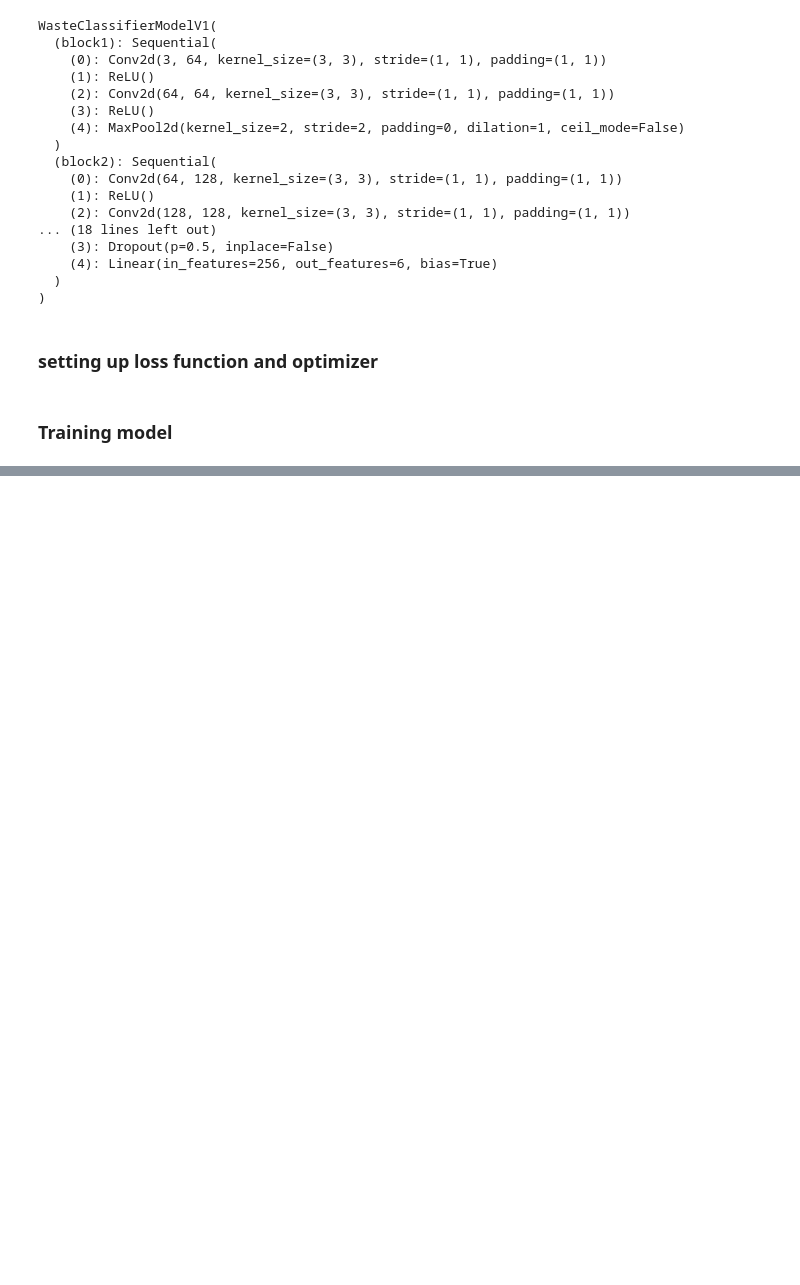
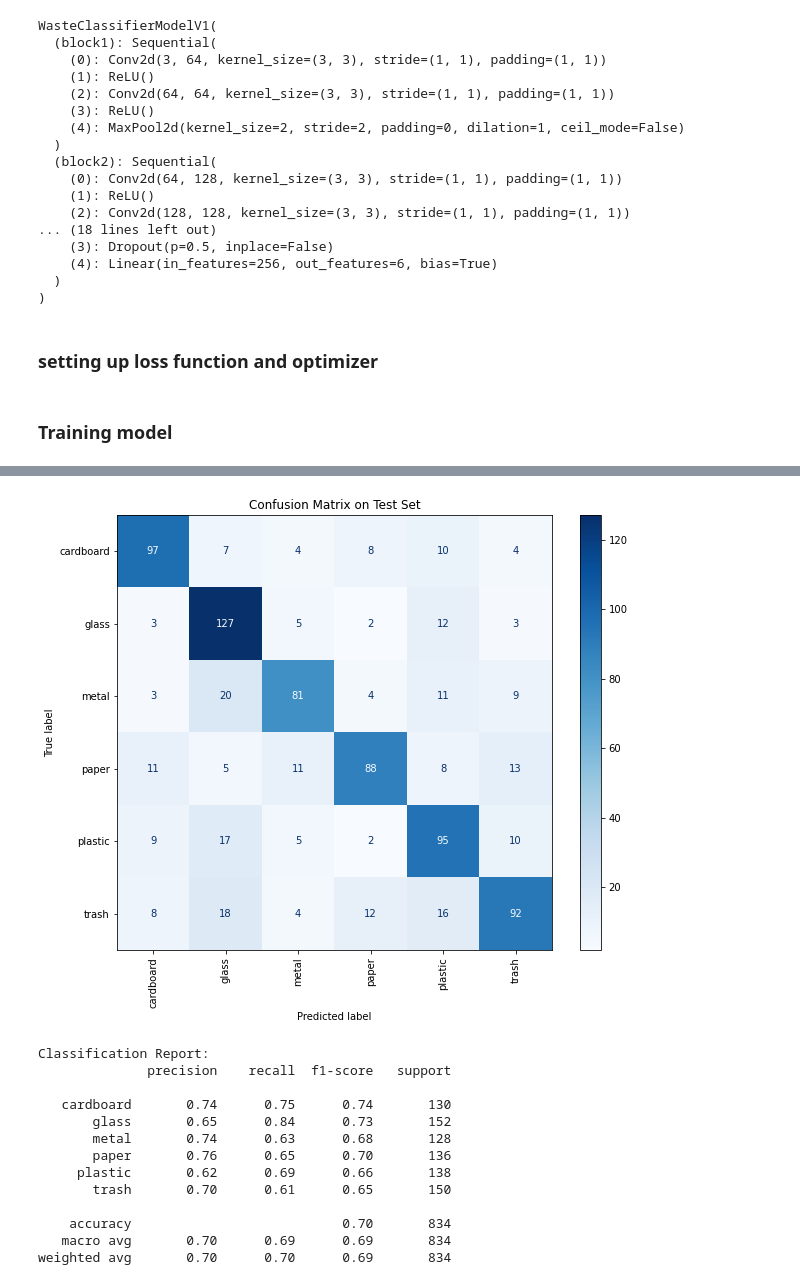
Before and after one commit to SY3141/MunicipalWasteCNN, a Jupyter notebook: model.ipynb, the cells around one changed output, grey strips where cells are left out. Saved outputs shown, nothing was run; the diff lists cells and outputs as text; code cells hidden in the pictures; blank space fills up the shorter version.

```diff
--- a/model.ipynb
+++ b/model.ipynb
@@ -427,0 +454,40 @@ Epoch: 13
+# %%
+from sklearn.metrics import confusion_matrix, ConfusionMatrixDisplay, classification_report
+
+# Run model on test set and collect predictions
+model_1.to(device)
+model_1.eval()
+all_preds = []
+all_labels = []
+with torch.inference_mode():
+    for X, y in test_loader:
+        X, y = X.to(device), y.to(device)
+        preds = model_1(X).argmax(dim=1)
+        all_preds.extend(preds.cpu().numpy().tolist())
+        all_labels.extend(y.cpu().numpy().tolist())
+
+# Compute confusion matrix
+cm = confusion_matrix(all_labels, all_preds)
+disp = ConfusionMatrixDisplay(confusion_matrix=cm, display_labels=full_dataset.classes)
+fig, ax = plt.subplots(figsize=(10, 8))
+disp.plot(ax=ax, cmap='Blues', xticks_rotation='vertical')
+plt.title('Confusion Matrix on Test Set')
+plt.show()
+
+print('Classification Report:')
+print(classification_report(all_labels, all_preds, target_names=full_dataset.classes))
+# %% [output]
+[figure, added]
+Classification Report:
+              precision    recall  f1-score   support
+
+   cardboard       0.74      0.75      0.74       130
+       glass       0.65      0.84      0.73       152
+       metal       0.74      0.63      0.68       128
+       paper       0.76      0.65      0.70       136
+     plastic       0.62      0.69      0.66       138
+       trash       0.70      0.61      0.65       150
+
+    accuracy                           0.70       834
+   macro avg       0.70      0.69      0.69       834
+weighted avg       0.70      0.70      0.69       834
```
Also changed, not shown: parts of 10 cells of this notebook.
